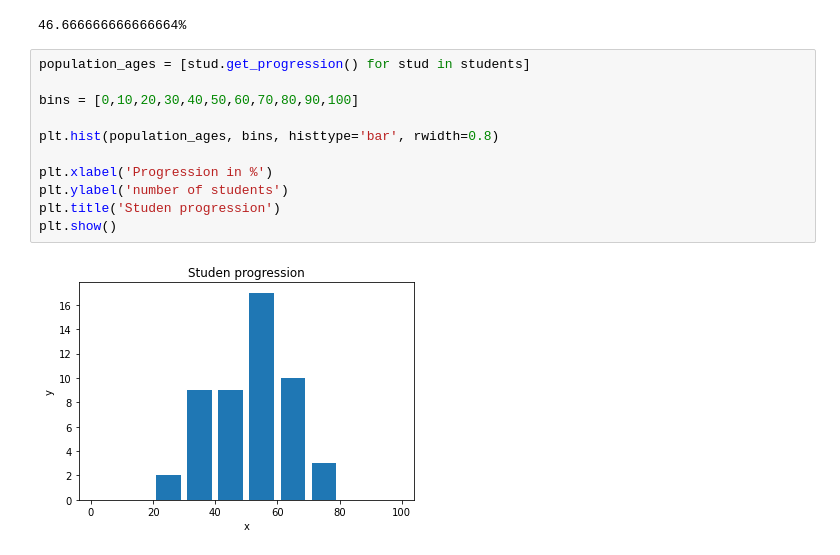
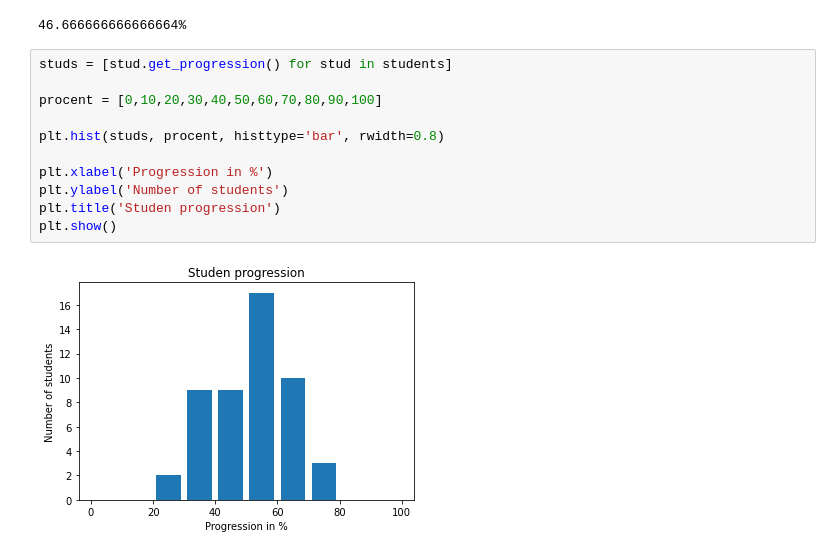
Before and after one commit to GGGE99/python_handin, a Jupyter notebook: Week_3.ipynb, the cells around one changed output. Cells and saved outputs as stored; diff of their text form.

```diff
--- a/Week_3.ipynb
+++ b/Week_3.ipynb
@@ -86,15 +86,15 @@ print(str(students[0].get_progression()) + '%')
 # %% [output]
 46.666666666666664%
 # %%
-population_ages = [stud.get_progression() for stud in students]
+studs = [stud.get_progression() for stud in students]
 
-bins = [0,10,20,30,40,50,60,70,80,90,100]
+procent = [0,10,20,30,40,50,60,70,80,90,100]
 
-plt.hist(population_ages, bins, histtype='bar', rwidth=0.8)
+plt.hist(studs, procent, histtype='bar', rwidth=0.8)
 
 plt.xlabel('Progression in %')
-plt.ylabel('number of students')
+plt.ylabel('Number of students')
 plt.title('Studen progression')
 plt.show()
 # %% [output]
-[figure, old version]
+[figure, new version]
```
Also changed, not shown: parts of 2 cells of this notebook.
